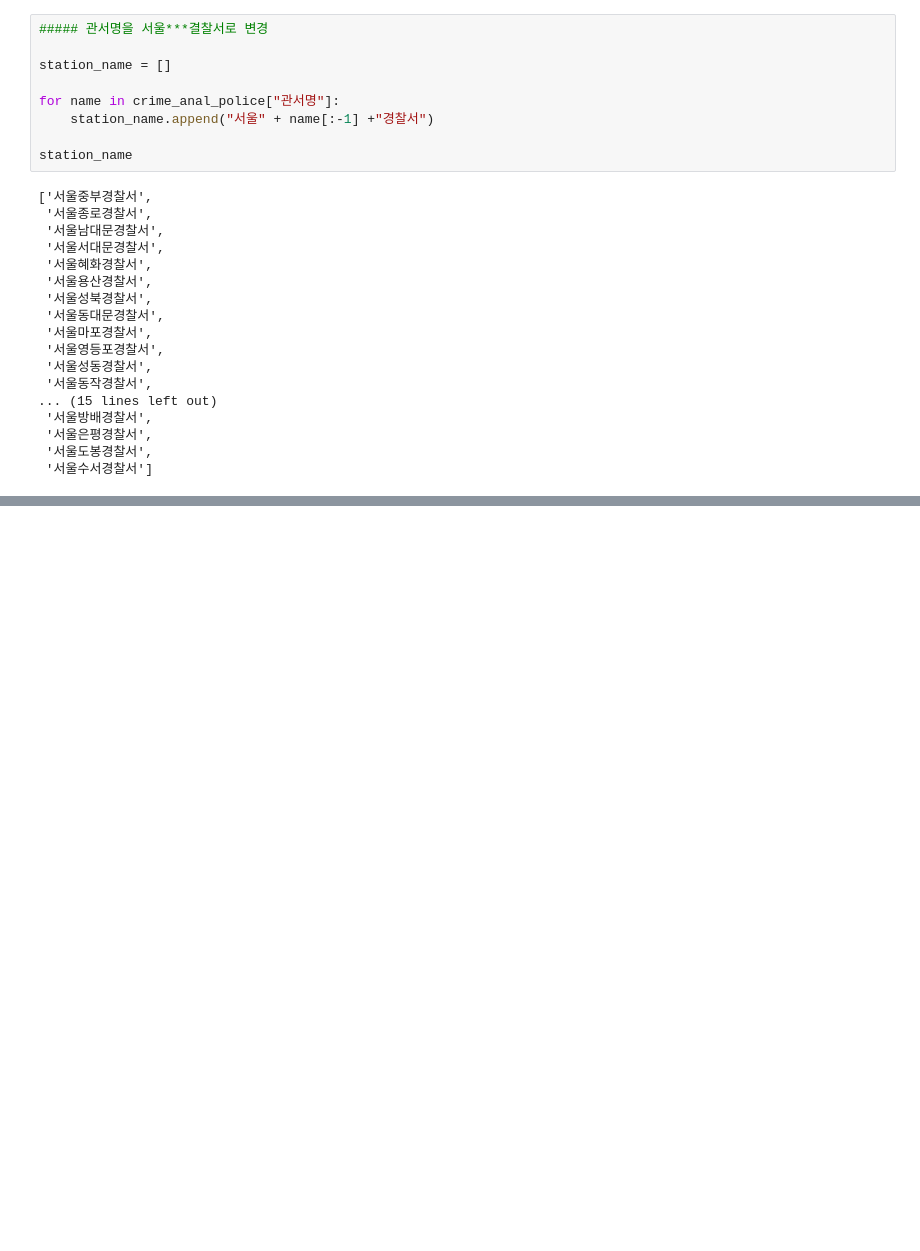
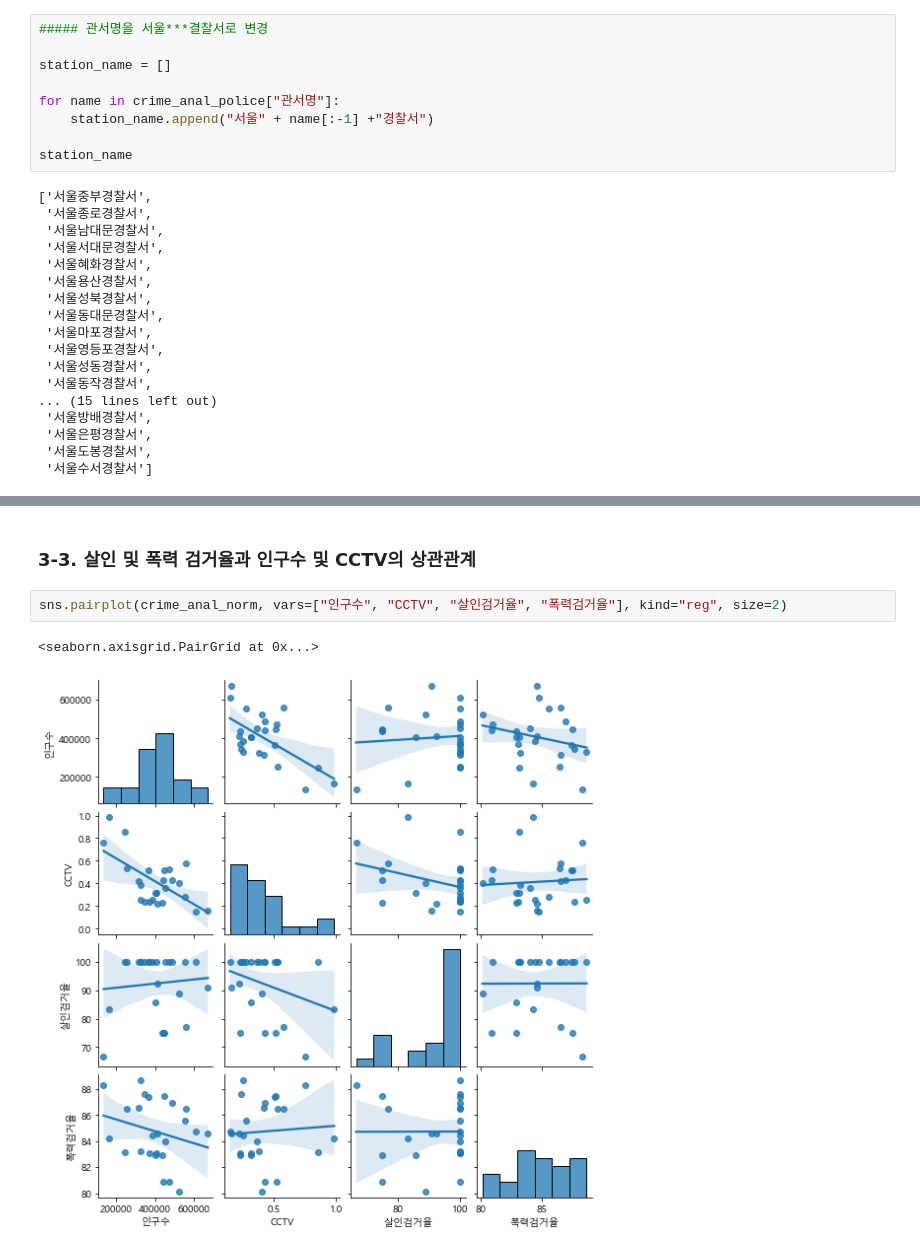
Before and after one commit to dbstj032207/Python, a Jupyter notebook: Analysis/6-분석실습3.ipynb, the cells around one changed output, grey strips where cells are left out. Drawn from its saved outputs; the diff is of its cells as text; blank space fills up the shorter version.

```diff
--- a/Analysis/6-분석실습3.ipynb
+++ b/Analysis/6-분석실습3.ipynb
@@ -183,0 +541,7 @@ df
+# %% [markdown]
+### 3-3. 살인 및 폭력 검거율과 인구수 및 CCTV의 상관관계
+# %%
+sns.pairplot(crime_anal_norm, vars=["인구수", "CCTV", "살인검거율", "폭력검거율"], kind="reg", size=2)
+# %% [output]
+<seaborn.axisgrid.PairGrid at 0x...>
+[figure, added]
```
Also changed, not shown: parts of 68 cells of this notebook, 5 other files.
